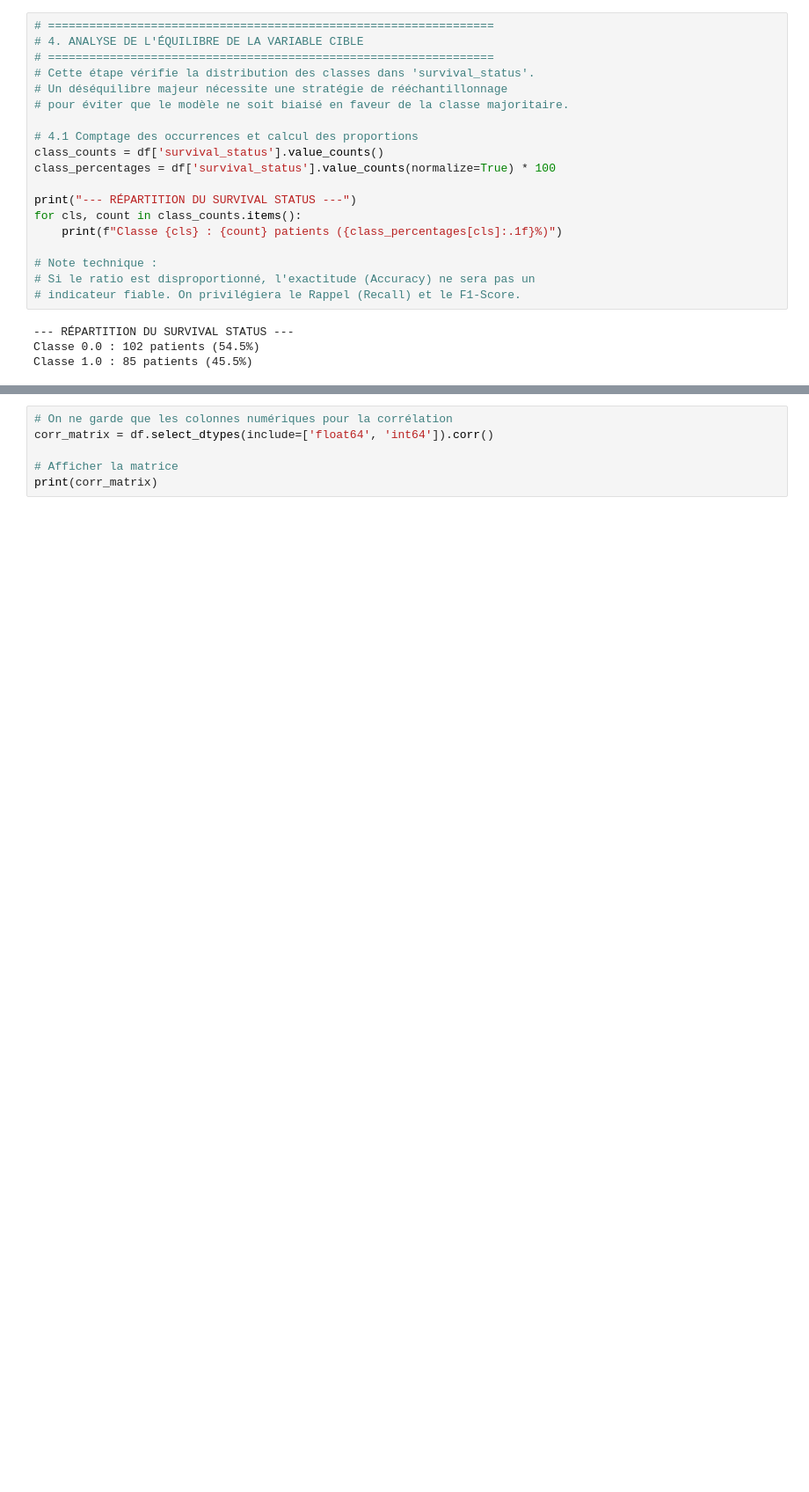
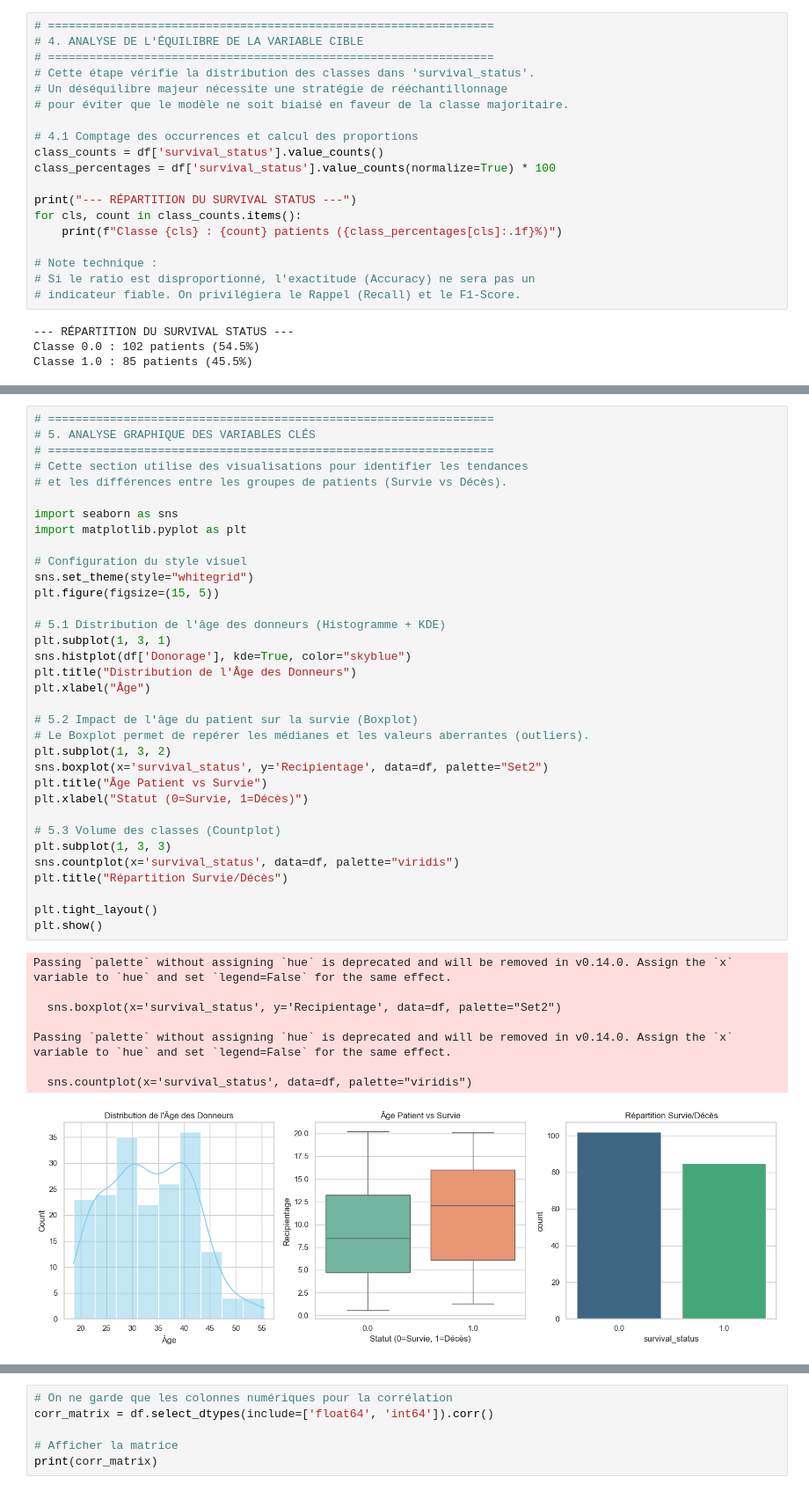
Before and after one commit to younesjebari/Pediatric-BMT-Decision-Support, a Jupyter notebook: notebooks/eda.ipynb, the cells around one changed output, grey strips where cells are left out. Shown at 88% size. Saved outputs shown, nothing was run; the diff lists cells and outputs as text; blank space fills up the shorter version.

```diff
--- a/notebooks/eda.ipynb
+++ b/notebooks/eda.ipynb
@@ -191,0 +203,43 @@ plt.show()
+# %%
+# =================================================================
+# 5. ANALYSE GRAPHIQUE DES VARIABLES CLÉS
+# =================================================================
+# Cette section utilise des visualisations pour identifier les tendances
+# et les différences entre les groupes de patients (Survie vs Décès).
+
+import seaborn as sns
+import matplotlib.pyplot as plt
+
+# Configuration du style visuel
+sns.set_theme(style="whitegrid")
+plt.figure(figsize=(15, 5))
+
+# 5.1 Distribution de l'âge des donneurs (Histogramme + KDE)
+plt.subplot(1, 3, 1)
+sns.histplot(df['Donorage'], kde=True, color="skyblue")
+plt.title("Distribution de l'Âge des Donneurs")
+plt.xlabel("Âge")
+
+# 5.2 Impact de l'âge du patient sur la survie (Boxplot)
+# Le Boxplot permet de repérer les médianes et les valeurs aberrantes (outliers).
+plt.subplot(1, 3, 2)
+sns.boxplot(x='survival_status', y='Recipientage', data=df, palette="Set2")
+plt.title("Âge Patient vs Survie")
+plt.xlabel("Statut (0=Survie, 1=Décès)")
+
+# 5.3 Volume des classes (Countplot)
+plt.subplot(1, 3, 3)
+sns.countplot(x='survival_status', data=df, palette="viridis")
+plt.title("Répartition Survie/Décès")
+
+plt.tight_layout()
+plt.show()
+# %% [output]
+Passing `palette` without assigning `hue` is deprecated and will be removed in v0.14.0. Assign the `x` variable to `hue` and set `legend=False` for the same effect.
+
+  sns.boxplot(x='survival_status', y='Recipientage', data=df, palette="Set2")
+
+Passing `palette` without assigning `hue` is deprecated and will be removed in v0.14.0. Assign the `x` variable to `hue` and set `legend=False` for the same effect.
+
+  sns.countplot(x='survival_status', data=df, palette="viridis")
+[figure, added]
```
Also changed, not shown: parts of 11 cells of this notebook, 1 other file.
